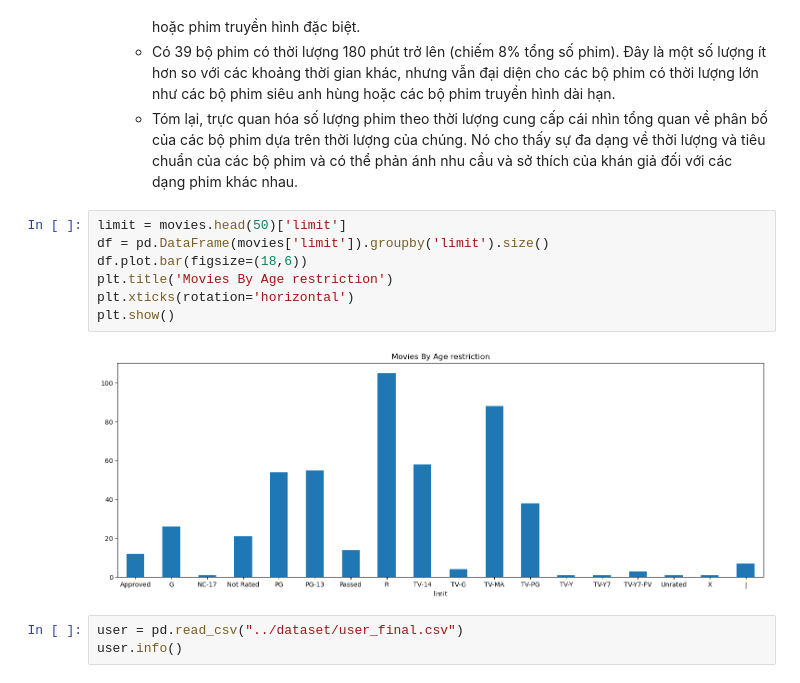
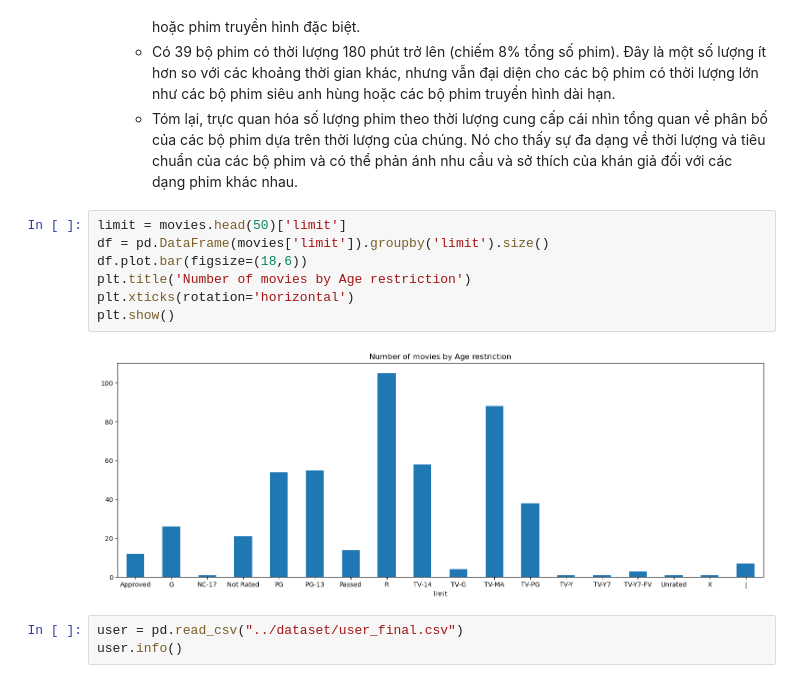
Before and after one commit to LeRon1605/movie-recommender-system, a Jupyter notebook: visualize-data/data-visualisation.ipynb, the cells around one changed output. Drawn from its saved outputs; the diff is of its cells as text.

```diff
--- a/visualize-data/data-visualisation.ipynb
+++ b/visualize-data/data-visualisation.ipynb
@@ -352,12 +352,12 @@ plt.axis('equal')
 # %%
 limit = movies.head(50)['limit']
 df = pd.DataFrame(movies['limit']).groupby('limit').size()
 df.plot.bar(figsize=(18,6))
-plt.title('Movies By Age restriction')
+plt.title('Number of movies by Age restriction')
 plt.xticks(rotation='horizontal')
 plt.show()
 # %% [output]
-[figure, old version]
+[figure, new version]
 # %%
 user = pd.read_csv("../dataset/user_final.csv")
 user.info()
```
Also changed, not shown: parts of 4 cells of this notebook.
